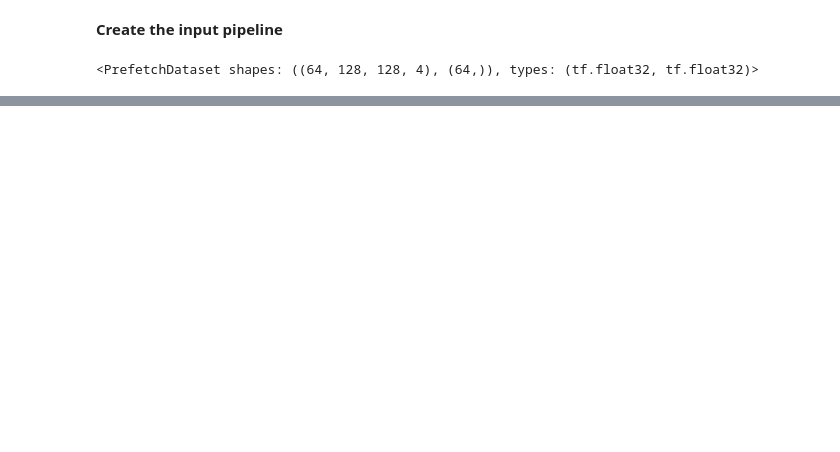
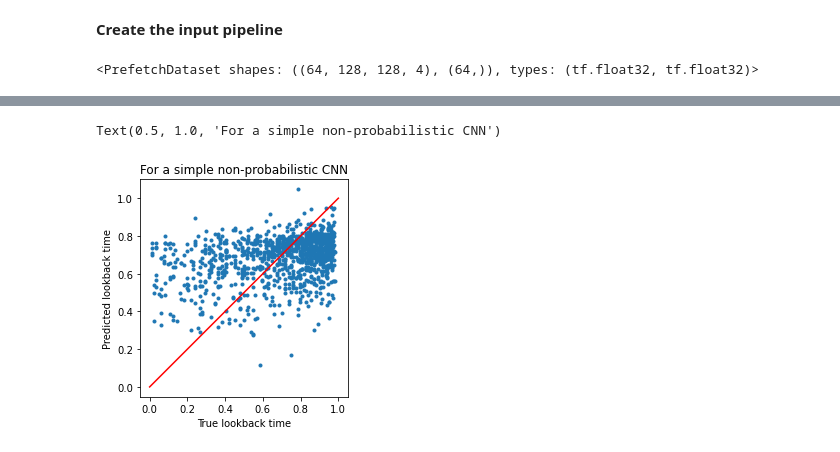
Before and after one commit to EiffL/sfh-inference-hackathon, a Jupyter notebook: notebooks/load_tng100_image_dataset_noiseless.ipynb, the cells around one changed output, grey strips where cells are left out. Saved outputs shown, nothing was run; the diff lists cells and outputs as text; code cells hidden in the pictures; blank space fills up the shorter version.

```diff
--- a/notebooks/load_tng100_image_dataset_noiseless.ipynb
+++ b/notebooks/load_tng100_image_dataset_noiseless.ipynb
@@ -355,2 +397,20 @@ plt.legend(loc='upper right')
 # %%
 predictions = model.predict(dataset_test)
+# %%
+# Retrieving last_major_merger for testing set
+BATCH_SIZE=64
+ground_truth = []
+#The order is the same in 'prediction' and when I take examples because there is no shuffle when loading the test dataset
+for im,lbt in dataset_test.take(len(dataset_test)):
+    ground_truth.append(lbt)
+ground_truth = np.concatenate(ground_truth, axis=0)
+# %%
+plt.plot(ground_truth, predictions,'.')
+plt.xlabel("True lookback time")
+plt.ylabel("Predicted lookback time")
+plt.plot([0,1],[0,1],color='r')
+plt.gca().set_aspect("equal")
+plt.title("For a simple non-probabilistic CNN")
+# %% [output]
+Text(0.5, 1.0, 'For a simple non-probabilistic CNN')
+[figure, added]
```
Also changed, not shown: parts of 49 cells of this notebook.
